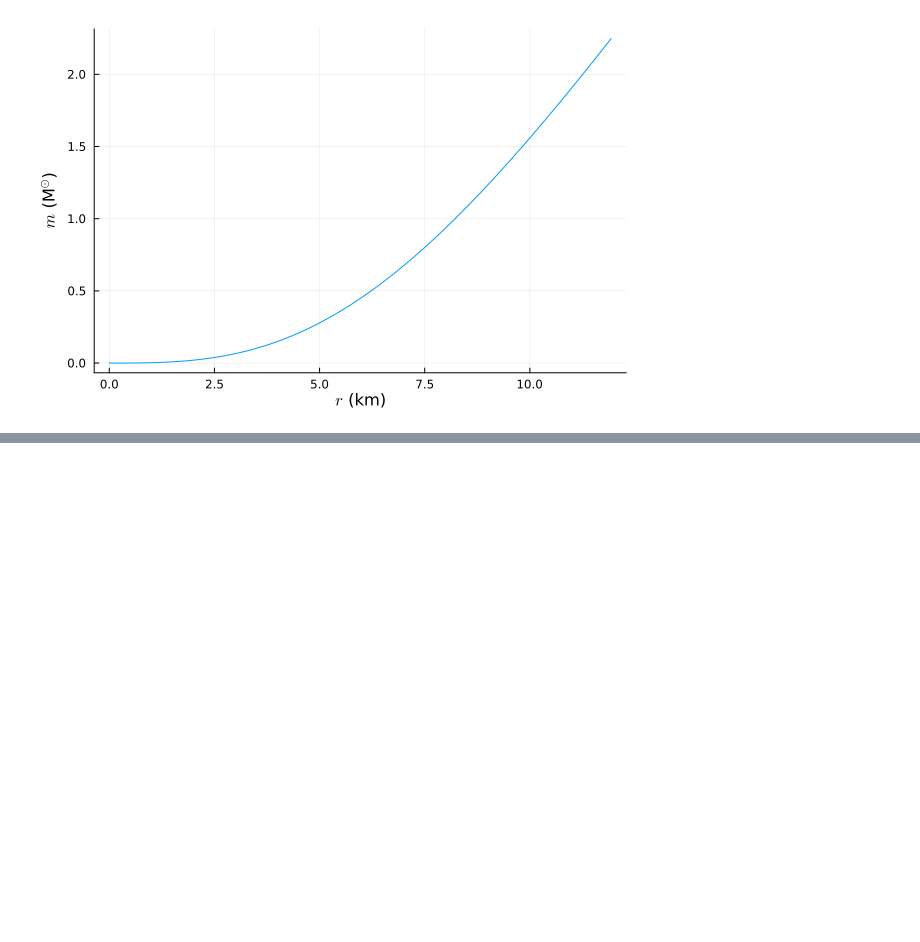
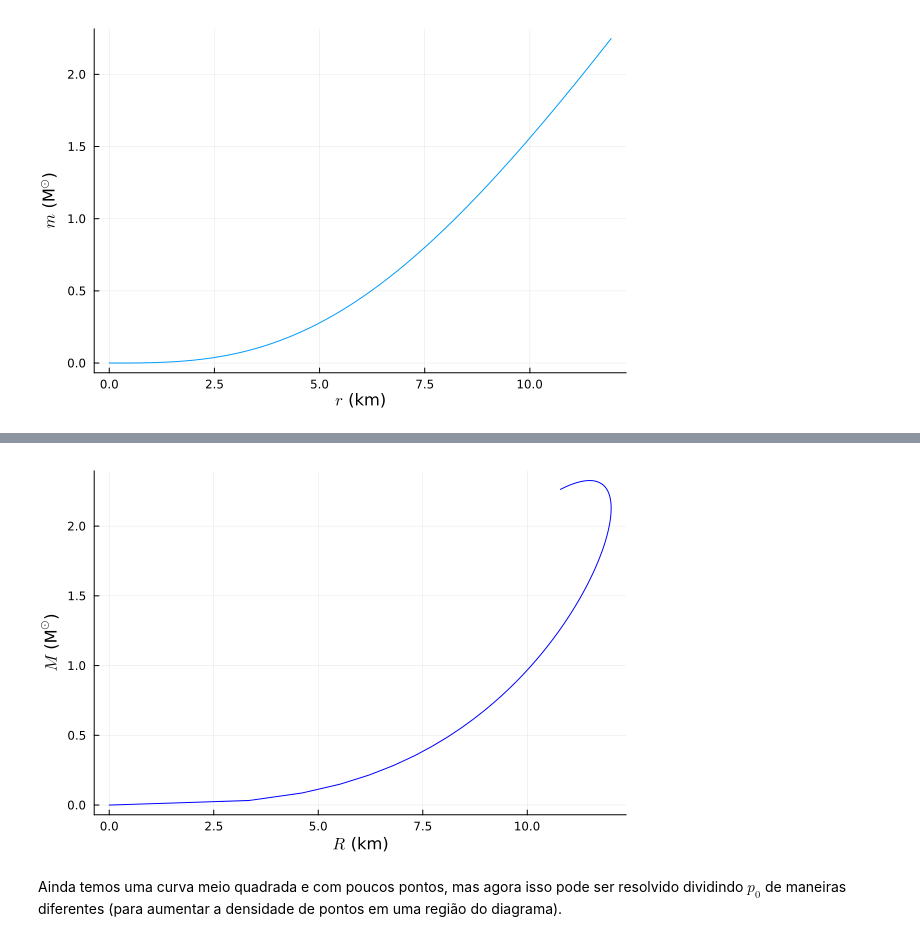
Before and after one commit to SunkPlane29/workshop_tov, a Jupyter notebook: main.ipynb, the cells around one changed output, grey strips where cells are left out. Cells and saved outputs as stored; diff of their text form; code cells hidden in the pictures; blank space fills up the shorter version.

```diff
--- a/main.ipynb
+++ b/main.ipynb
@@ -158,0 +259,5 @@ plot(sol[:, 1] .* (lu*1e-3), sol[:, 3], label=false, xaxis=raw"$r$ (km)", yaxis=
+# %%
+pinit = 1e-8
+pmax = 700
+nstars = 400
+p0 = range(pinit, pmax, length=nstars)
@@ -158,0 +312,36 @@ plot(sol[:, 1] .* (lu*1e-3), sol[:, 3], label=false, xaxis=raw"$r$ (km)", yaxis=
+# %%
+@time begin
+
+mrdiagram = Matrix(undef, length(p0), 3)
+mrdiagram[:, 1] = p0
+mrdiagram[:, 2] = fill(0.0, length(p0))
+mrdiagram[:, 3] = fill(0.0, length(p0))
+
+l = ReentrantLock()
+Threads.@threads :dynamic for i in 1:length(p0)
+    p_i = p0[i]
+    sol = solve_tov(p_i*MeVfm3)
+
+    lock(l)
+    try
+        mrdiagram[i, 2] = sol[end, 1]
+        mrdiagram[i, 3] = sol[end, 3]
+    finally
+        unlock(l)
+    end
+end
+
+perm = sortperm(mrdiagram[:, 1], alg=QuickSort)
+p = mrdiagram[:, 1]
+R = mrdiagram[:, 2]
+M = mrdiagram[:, 3]
+p = p[perm]
+R = R[perm]
+M = M[perm]
+mrdiagram[:, 1] = p
+mrdiagram[:, 2] = R
+mrdiagram[:, 3] = M
+
+mrdiagram
+
+end
@@ -158,0 +367,7 @@ plot(sol[:, 1] .* (lu*1e-3), sol[:, 3], label=false, xaxis=raw"$r$ (km)", yaxis=
+# %%
+plot(mrdiagram[:, 2], mrdiagram[:, 3], label=false, xaxis=raw"$R$ (km)",
+    yaxis=raw"$M$ (M$^{\odot}$)", show=true, color=:blue, linestyle=:solid)
+# %% [output]
+[figure, added]
+# %% [markdown]
+Ainda temos uma curva meio quadrada e com poucos pontos, mas agora isso pode ser resolvido dividindo $p_0$ de maneiras diferentes (para aumentar a densidade de pontos em uma região do diagrama).
```
Also changed, not shown: parts of 16 cells of this notebook.
